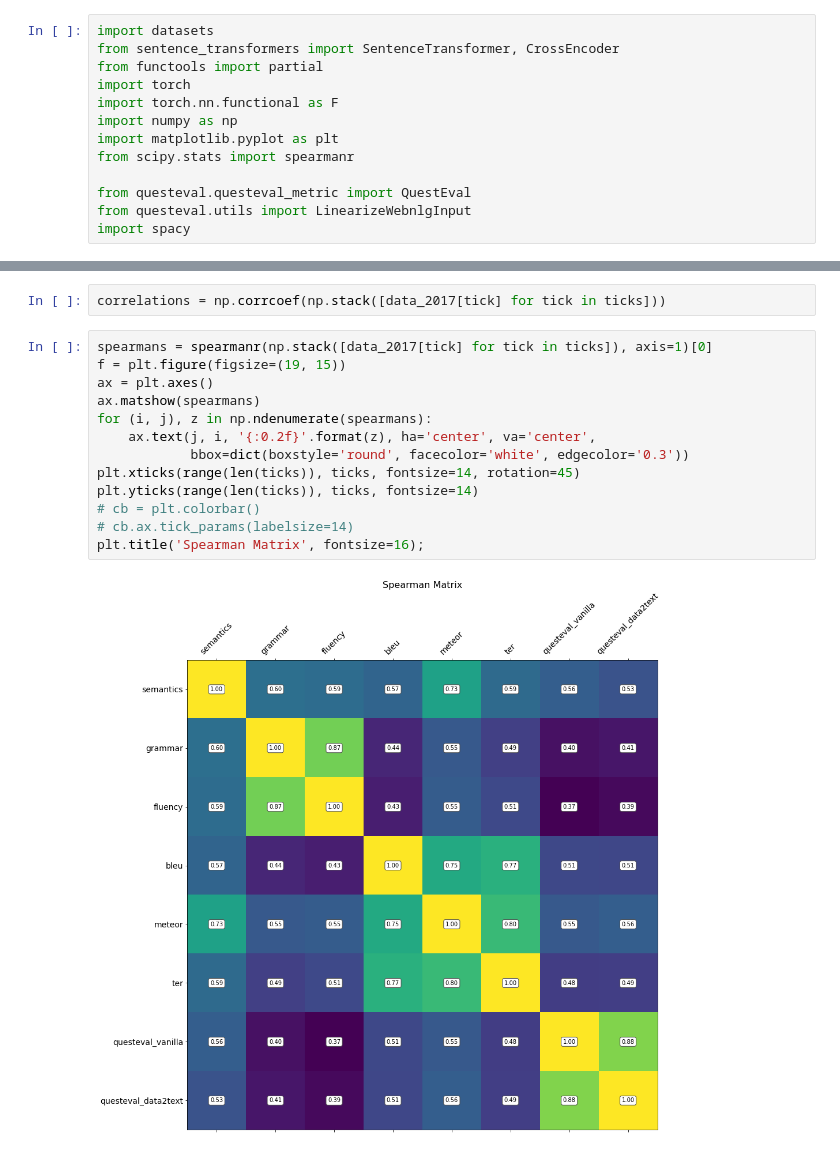
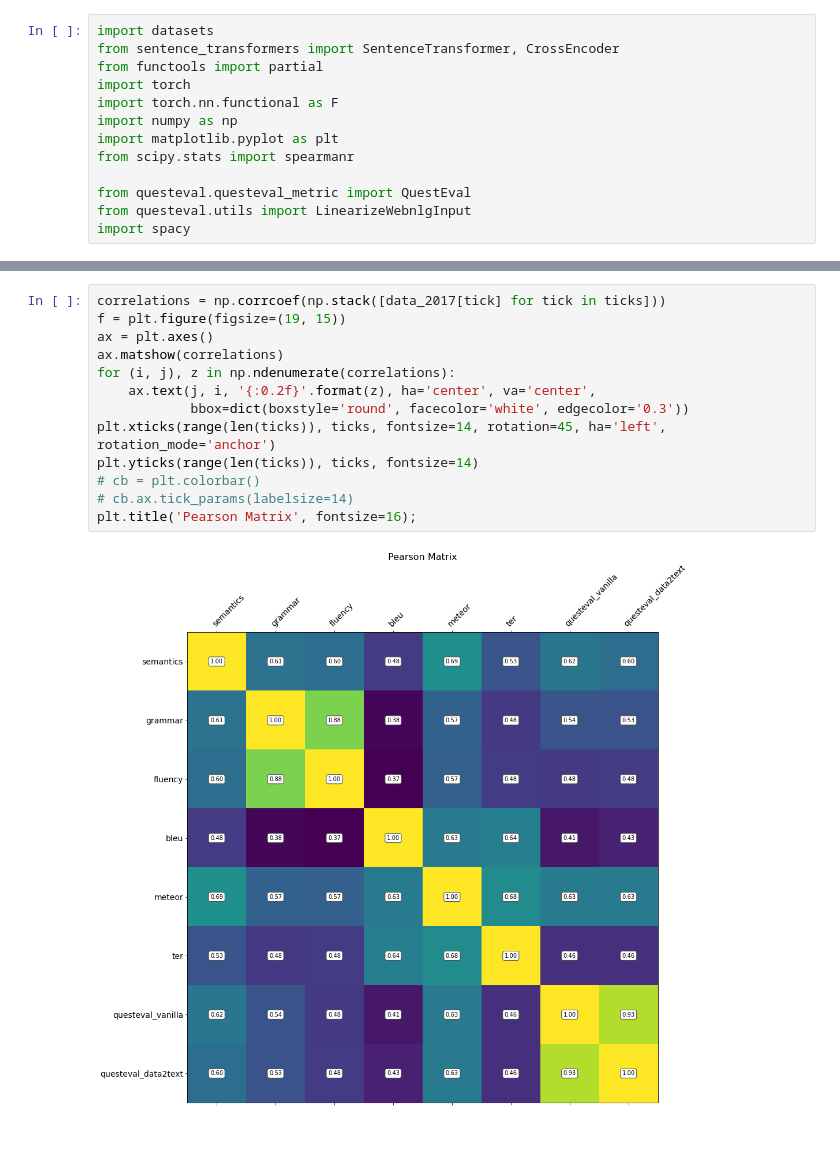
Before and after one commit to TevenLeScao/tetraencoder, a Jupyter notebook: human_eval_comparison/compare_2017_scores.ipynb, the cells around one changed output, grey strips where cells are left out. Saved outputs shown, nothing was run; the diff lists cells and outputs as text.

```diff
--- a/human_eval_comparison/compare_2017_scores.ipynb
+++ b/human_eval_comparison/compare_2017_scores.ipynb
@@ -68,17 +61,15 @@ Loading cached processed dataset at /home/teven/.cache/huggingface/datasets/json
 # %%
 correlations = np.corrcoef(np.stack([data_2017[tick] for tick in ticks]))
+f = plt.figure(figsize=(19, 15))
+ax = plt.axes()
+ax.matshow(correlations)
+for (i, j), z in np.ndenumerate(correlations):
+    ax.text(j, i, '{:0.2f}'.format(z), ha='center', va='center',
+            bbox=dict(boxstyle='round', facecolor='white', edgecolor='0.3'))
+plt.xticks(range(len(ticks)), ticks, fontsize=14, rotation=45, ha='left', rotation_mode='anchor')
+plt.yticks(range(len(ticks)), ticks, fontsize=14)
+# cb = plt.colorbar()
+# cb.ax.tick_params(labelsize=14)
+plt.title('Pearson Matrix', fontsize=16);
+# %% [output]
+[figure, added]
-# %%
-spearmans = spearmanr(np.stack([data_2017[tick] for tick in ticks]), axis=1)[0]
-f = plt.figure(figsize=(19, 15))
-ax = plt.axes()
-ax.matshow(spearmans)
-for (i, j), z in np.ndenumerate(spearmans):
-    ax.text(j, i, '{:0.2f}'.format(z), ha='center', va='center',
-            bbox=dict(boxstyle='round', facecolor='white', edgecolor='0.3'))
-plt.xticks(range(len(ticks)), ticks, fontsize=14, rotation=45)
-plt.yticks(range(len(ticks)), ticks, fontsize=14)
-# cb = plt.colorbar()
-# cb.ax.tick_params(labelsize=14)
-plt.title('Spearman Matrix', fontsize=16);
-# %% [output]
-[figure, old version]
```
Also changed, not shown: parts of 13 cells of this notebook, 6 other files.
